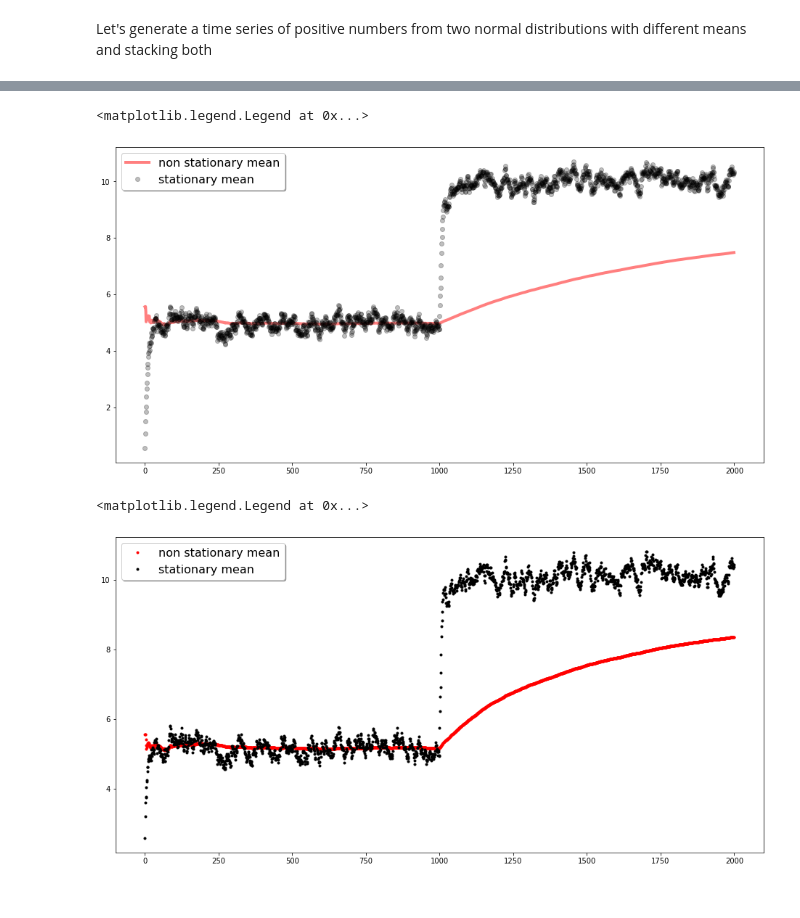
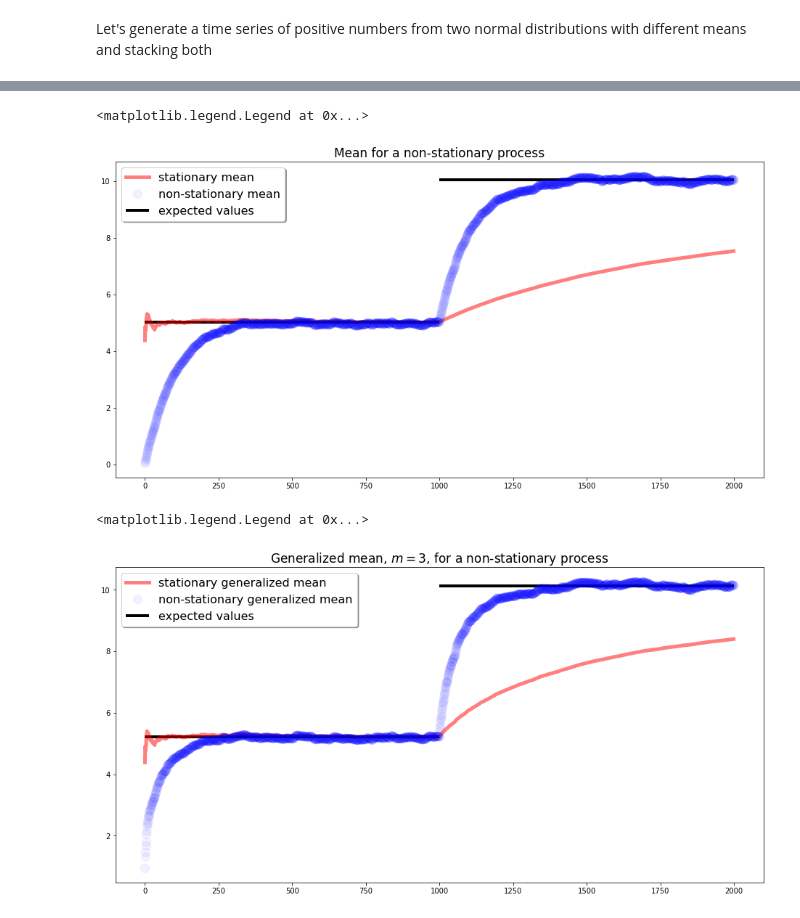
Before and after one commit to rsoaresp/docs, a Jupyter notebook: mean_variance_online_calculations.ipynb, the cells around one changed output, grey strips where cells are left out. Drawn from its saved outputs; the diff is of its cells as text; code cells hidden in the pictures.

```diff
--- a/mean_variance_online_calculations.ipynb
+++ b/mean_variance_online_calculations.ipynb
@@ -141,25 +142,30 @@ def online_averager_ns(averager_type: str, alpha: float, **kwargs) -> Callable:
     elif averager_type == 'generalized':
         return generalized_averager
 # %%
-arithmetic_ns = online_averager_ns('arithmetic', 0.1)
+arithmetic_ns = online_averager_ns('arithmetic', 0.01)
 arithmetic = online_averager('arithmetic')
 
 a, b = np.zeros(len(non_stationary_ts)), np.zeros(len(non_stationary_ts))
 
 for pos, num in enumerate(non_stationary_ts):
     a[pos] = arithmetic(num)
     b[pos] = arithmetic_ns(num)
 
 fig, ax = plt.subplots(figsize=(16,8))
-ax.plot(a, 'r-', alpha=0.5, lw=4, label='non stationary mean')
-ax.plot(b, 'k.', alpha=0.25, ms=12, label='stationary mean')
+plt.title('Mean for a non-stationary process', fontsize = 17)
+
+ax.plot(a, 'r-', alpha=0.5, lw=5, label='stationary mean')
+ax.plot(b, 'bo', alpha=0.05, ms=12, label='non-stationary mean')
+
+ax.hlines(y=np.mean(non_stationary_ts[0:1000]), xmin=0, xmax=1000, lw = 4)
+ax.hlines(y=np.mean(non_stationary_ts[1000:]), xmin=1000, xmax=2000, lw = 4, label='expected values')
 
 ax.legend(shadow=True, fancybox=True, fontsize=16)
 # %% [output]
 <matplotlib.legend.Legend at 0x...>
-[figure, old version]
+[figure, new version]
 # %%
-generalized_ns = online_averager_ns('generalized', 0.1, m=3)
+generalized_ns = online_averager_ns('generalized', 0.01, m=3)
 generalized = online_averager('generalized', m=3)
 
 a, b = np.zeros(len(non_stationary_ts)), np.zeros(len(non_stationary_ts))
@@ -169,9 +175,15 @@ for pos, num in enumerate(non_stationary_ts):
     b[pos] = generalized_ns(num)
 
 fig, ax = plt.subplots(figsize=(16,8))
-plt.plot(a, 'r.', label='non stationary mean')
-plt.plot(b, 'k.', label='stationary mean')
+plt.title('Generalized mean, $m=3$, for a non-stationary process', fontsize = 17)
+
+plt.plot(a, 'r-', alpha=0.5, lw=5, label='stationary generalized mean')
+plt.plot(b, 'bo', alpha=0.05, ms=12, label='non-stationary generalized mean')
+
+ax.hlines(y=np.mean([i**3 for i in non_stationary_ts[0:1000]])**(1/3), xmin=0, xmax=1000, lw = 4)
+ax.hlines(y=np.mean([i**3 for i in non_stationary_ts[1000:]])**(1/3), xmin=1000, xmax=2000, lw = 4, label='expected values')
+
 ax.legend(shadow=True, fancybox=True, fontsize=16)
 # %% [output]
 <matplotlib.legend.Legend at 0x...>
-[figure, old version]
+[figure, new version]
```
Also changed, not shown: parts of 2 cells of this notebook.
